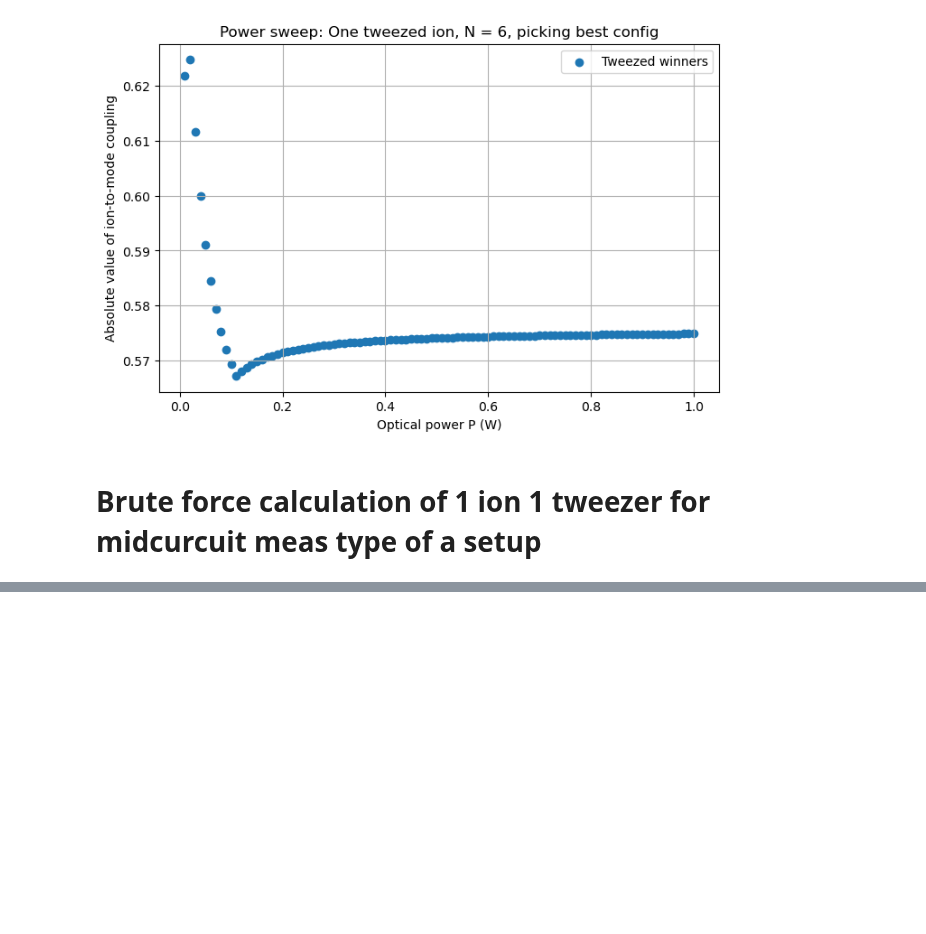
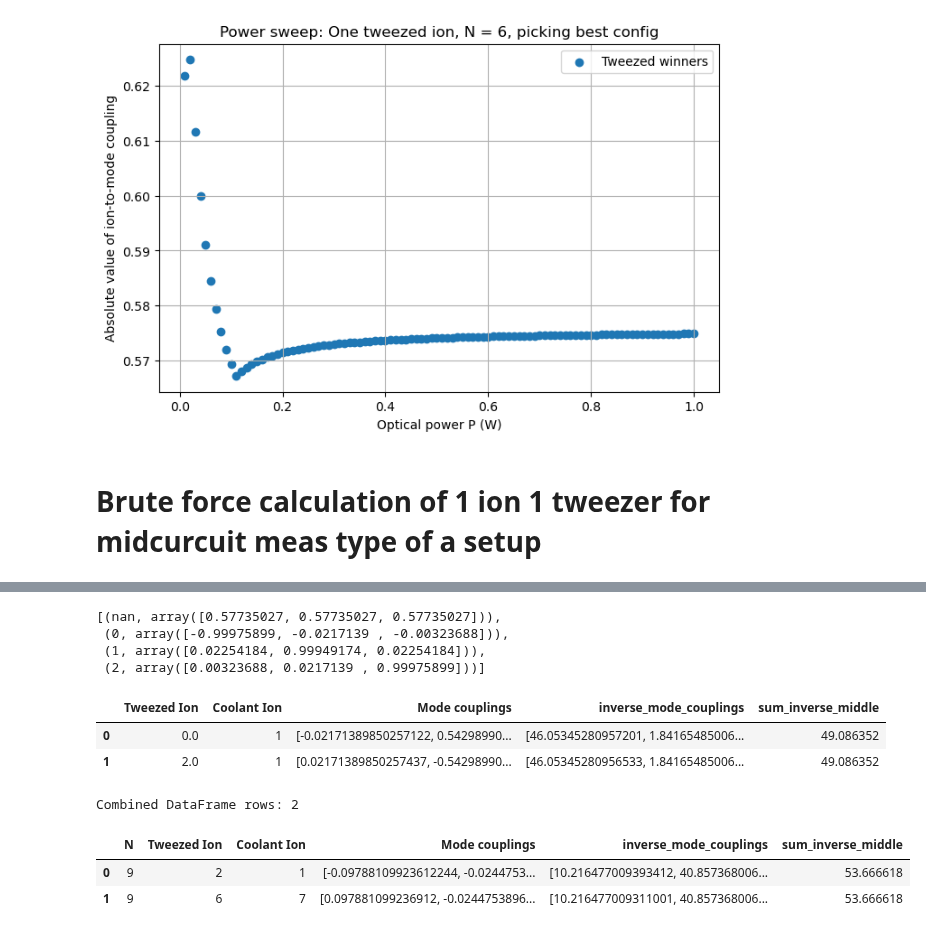
Before and after one commit to SQRLab/BladeRunner, a Jupyter notebook: Tweezers/SBC_Speedup.ipynb, the cells around one changed output, grey strips where cells are left out. Cells and saved outputs as stored; diff of their text form; code cells hidden in the pictures; blank space fills up the shorter version.

```diff
--- a/Tweezers/SBC_Speedup.ipynb
+++ b/Tweezers/SBC_Speedup.ipynb
@@ -1188,0 +826,7 @@ plt.scatter(df_winners['N'], df_winners['inverse_sum'])
+# %%
+result_N3["mode_lists"][0]
+# %% [output]
+[(nan, array([0.57735027, 0.57735027, 0.57735027])),
+ (0, array([-0.99975899, -0.0217139 , -0.00323688])),
+ (1, array([0.02254184, 0.99949174, 0.02254184])),
+ (2, array([0.00323688, 0.0217139 , 0.99975899]))]
@@ -1188,0 +908,52 @@ plt.scatter(df_winners['N'], df_winners['inverse_sum'])
+# %%
+test
+# %% [output]
+|  | Tweezed Ion | Coolant Ion | Mode couplings | inverse_mode_couplings | sum_inverse_middle |
+| 0 | 0.0 | 1 | [-0.02171389850257122, 0.54298990... | [46.05345280957201, 1.84165485006... | 49.086352 |
+| 1 | 2.0 | 1 | [0.02171389850257437, -0.54298990... | [46.05345280956533, 1.84165485006... | 49.086352 |
+# %%
+dfs = []
+many_N = []
+
+for N in range(9, 10):
+    test_loop = midcircuit_modes(
+        omega_tweezer,
+        linewidths,
+        omega_res,
+        m,
+        mode_calc_r,
+        N,
+        f_rf_r,
+        f_rf_a,
+        P,
+        w0,
+    )
+    many_N.append((N, test_loop))
+
+    if isinstance(test_loop, pd.DataFrame) and not test_loop.empty:
+        df = test_loop.copy().reset_index(drop=True)
+        df['N'] = int(N)
+        # attempt to coerce Tweezed Ion to int when safe
+        try:
+            df['Tweezed Ion'] = df['Tweezed Ion'].astype(int)
+        except Exception:
+            pass
+        # NOTE: do NOT dedupe here — keep all rows including symmetric duplicates
+        dfs.append(df)
+
+# Do NOT display the per-N DataFrames; only show the combined result
+if dfs:
+    combined_df = pd.concat(dfs, ignore_index=True, sort=False)
+    cols = ['N', 'Tweezed Ion', 'Coolant Ion', 'Mode couplings', 'inverse_mode_couplings', 'sum_inverse_middle']
+    combined_df = combined_df[[c for c in cols if c in combined_df.columns]]
+else:
+    combined_df = pd.DataFrame()
+
+print("Combined DataFrame rows:", len(combined_df))
+display(combined_df)
+# ...existing code...
+# %% [output]
+Combined DataFrame rows: 2
+|  | N | Tweezed Ion | Coolant Ion | Mode couplings | inverse_mode_couplings | sum_inverse_middle |
+| 0 | 9 | 2 | 1 | [-0.09788109923612244, -0.0244753... | [10.216477009393412, 40.857368006... | 53.666618 |
+| 1 | 9 | 6 | 7 | [0.097881099236912, -0.0244753896... | [10.216477009311001, 40.857368006... | 53.666618 |
```
Also changed, not shown: parts of 17 cells of this notebook, 1 other file.
